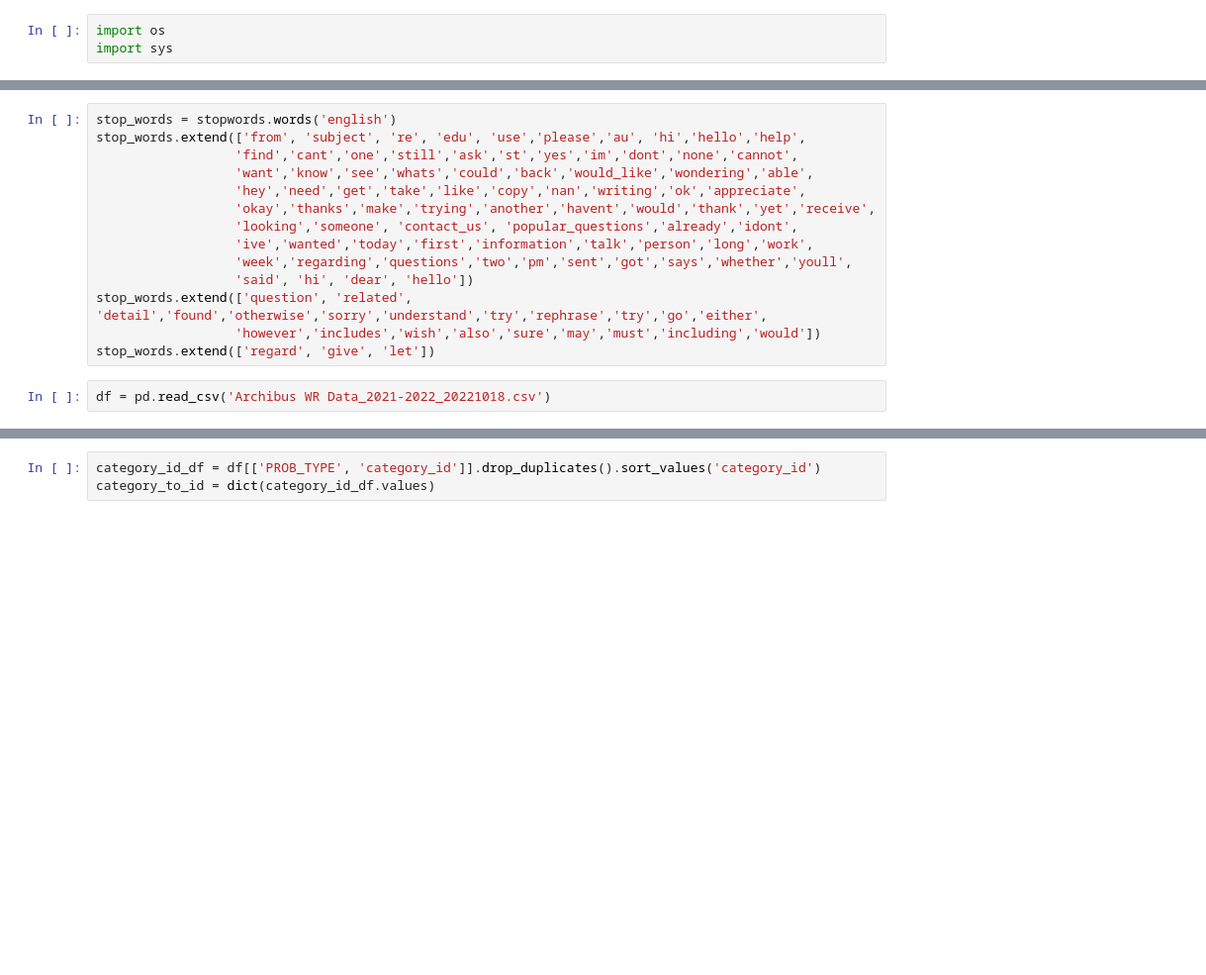
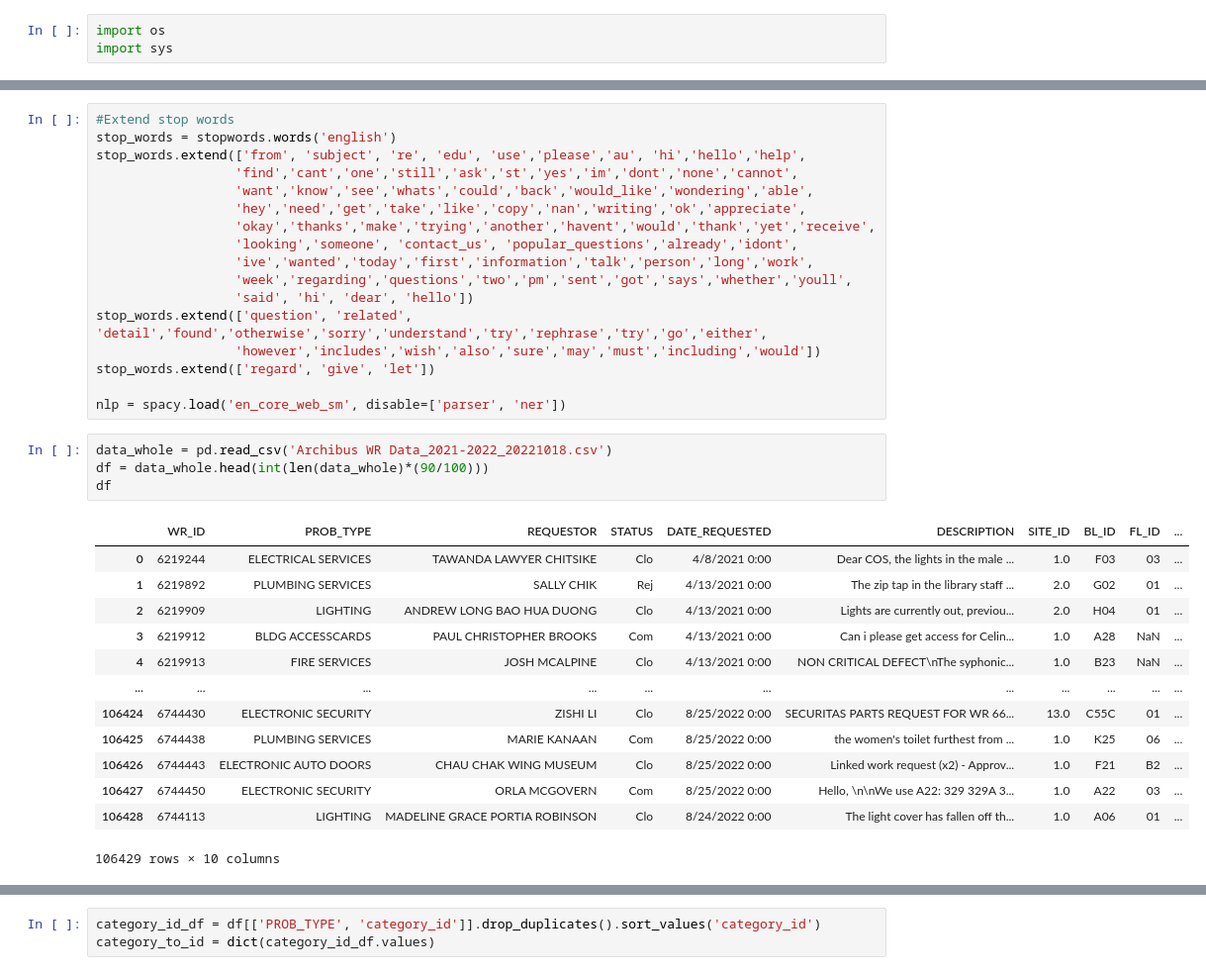
Before and after one commit to Casssiee/NLP, a Jupyter notebook: NLP Third Draft.ipynb, the cells around one changed output, grey strips where cells are left out. Shown at 99% size. Saved outputs shown, nothing was run; the diff lists cells and outputs as text; blank space fills up the shorter version.

```diff
--- a/NLP Third Draft.ipynb
+++ b/NLP Third Draft.ipynb
@@ -37,4 +69,5 @@ import spacy
 # %%
+#Extend stop words
 stop_words = stopwords.words('english')
 stop_words.extend(['from', 'subject', 're', 'edu', 'use','please','au', 'hi','hello','help',
                   'find','cant','one','still','ask','st','yes','im','dont','none','cannot',
@@ -48,6 +81,24 @@ stop_words.extend(['from', 'subject', 're', 'edu', 'use','please','au', 'hi','he
 stop_words.extend(['question', 'related', 'detail','found','otherwise','sorry','understand','try','rephrase','try','go','either',
                   'however','includes','wish','also','sure','may','must','including','would'])
 stop_words.extend(['regard', 'give', 'let'])
+
+nlp = spacy.load('en_core_web_sm', disable=['parser', 'ner'])
 # %%
-df = pd.read_csv('Archibus WR Data_2021-2022_20221018.csv')
+data_whole = pd.read_csv('Archibus WR Data_2021-2022_20221018.csv')
+df = data_whole.head(int(len(data_whole)*(90/100)))
+df
+# %% [output]
+|  | WR_ID | PROB_TYPE | REQUESTOR | STATUS | DATE_REQUESTED | DESCRIPTION | SITE_ID | BL_ID | FL_ID | ... |
+| 0 | 6219244 | ELECTRICAL SERVICES | TAWANDA LAWYER CHITSIKE | Clo | 4/8/2021 0:00 | Dear COS, the lights in the male ... | 1.0 | F03 | 03 | ... |
+| 1 | 6219892 | PLUMBING SERVICES | SALLY CHIK | Rej | 4/13/2021 0:00 | The zip tap in the library staff ... | 2.0 | G02 | 01 | ... |
+| 2 | 6219909 | LIGHTING | ANDREW LONG BAO HUA DUONG | Clo | 4/13/2021 0:00 | Lights are currently out, previou... | 2.0 | H04 | 01 | ... |
+| 3 | 6219912 | BLDG ACCESSCARDS | PAUL CHRISTOPHER BROOKS | Com | 4/13/2021 0:00 | Can i please get access for Celin... | 1.0 | A28 | NaN | ... |
+| 4 | 6219913 | FIRE SERVICES | JOSH MCALPINE | Clo | 4/13/2021 0:00 | NON CRITICAL DEFECT\nThe syphonic... | 1.0 | B23 | NaN | ... |
+| ... | ... | ... | ... | ... | ... | ... | ... | ... | ... | ... |
+| 106424 | 6744430 | ELECTRONIC SECURITY | ZISHI LI | Clo | 8/25/2022 0:00 | SECURITAS PARTS REQUEST FOR WR 66... | 13.0 | C55C | 01 | ... |
+| 106425 | 6744438 | PLUMBING SERVICES | MARIE KANAAN | Com | 8/25/2022 0:00 | the women's toilet furthest from ... | 1.0 | K25 | 06 | ... |
+| 106426 | 6744443 | ELECTRONIC AUTO DOORS | CHAU CHAK WING MUSEUM | Clo | 8/25/2022 0:00 | Linked work request (x2) - Approv... | 1.0 | F21 | B2 | ... |
+| 106427 | 6744450 | ELECTRONIC SECURITY | ORLA MCGOVERN | Com | 8/25/2022 0:00 | Hello, \n\nWe use A22: 329 329A 3... | 1.0 | A22 | 03 | ... |
+| 106428 | 6744113 | LIGHTING | MADELINE GRACE PORTIA ROBINSON | Clo | 8/24/2022 0:00 | The light cover has fallen off th... | 1.0 | A06 | 01 | ... |
+106429 rows × 10 columns
 # %%
```
Also changed, not shown: parts of 8 cells of this notebook.
